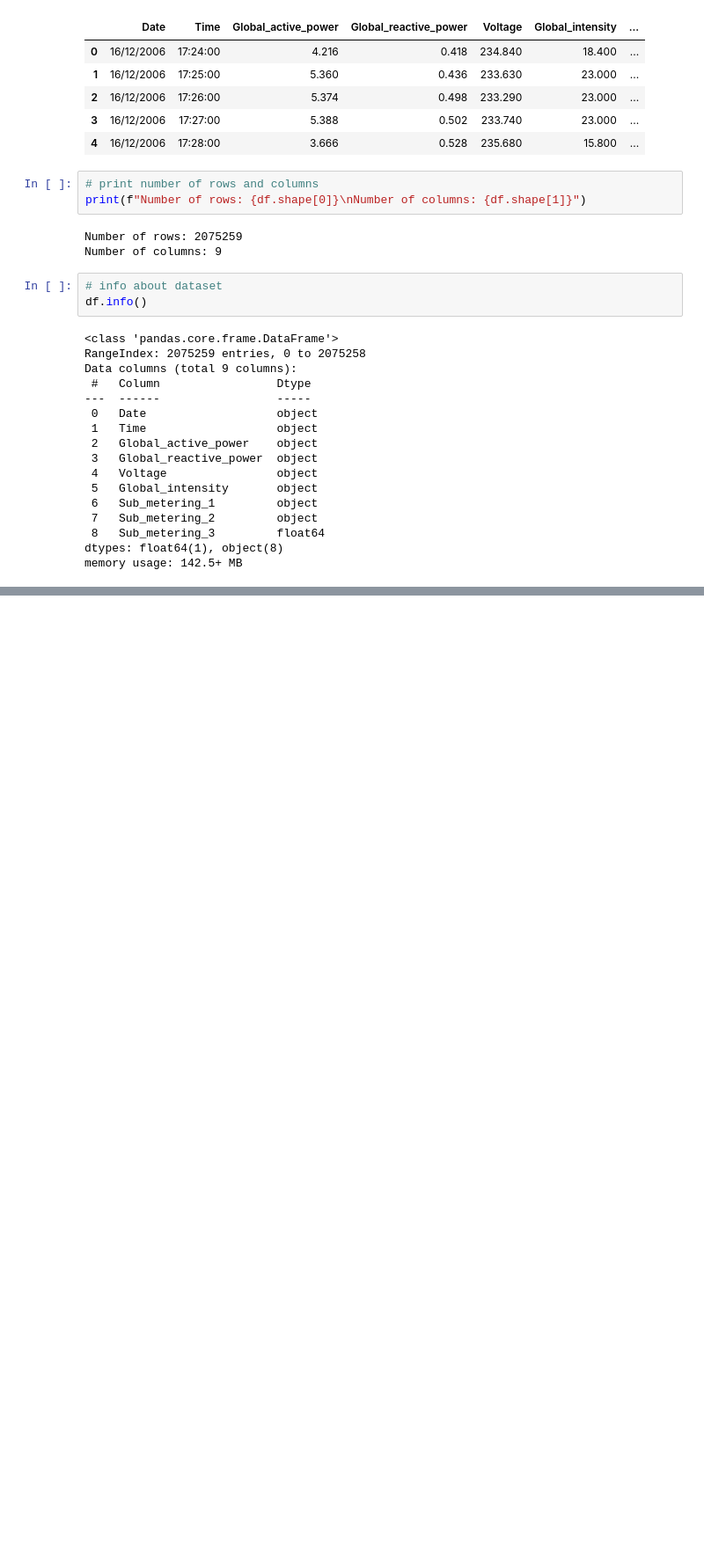
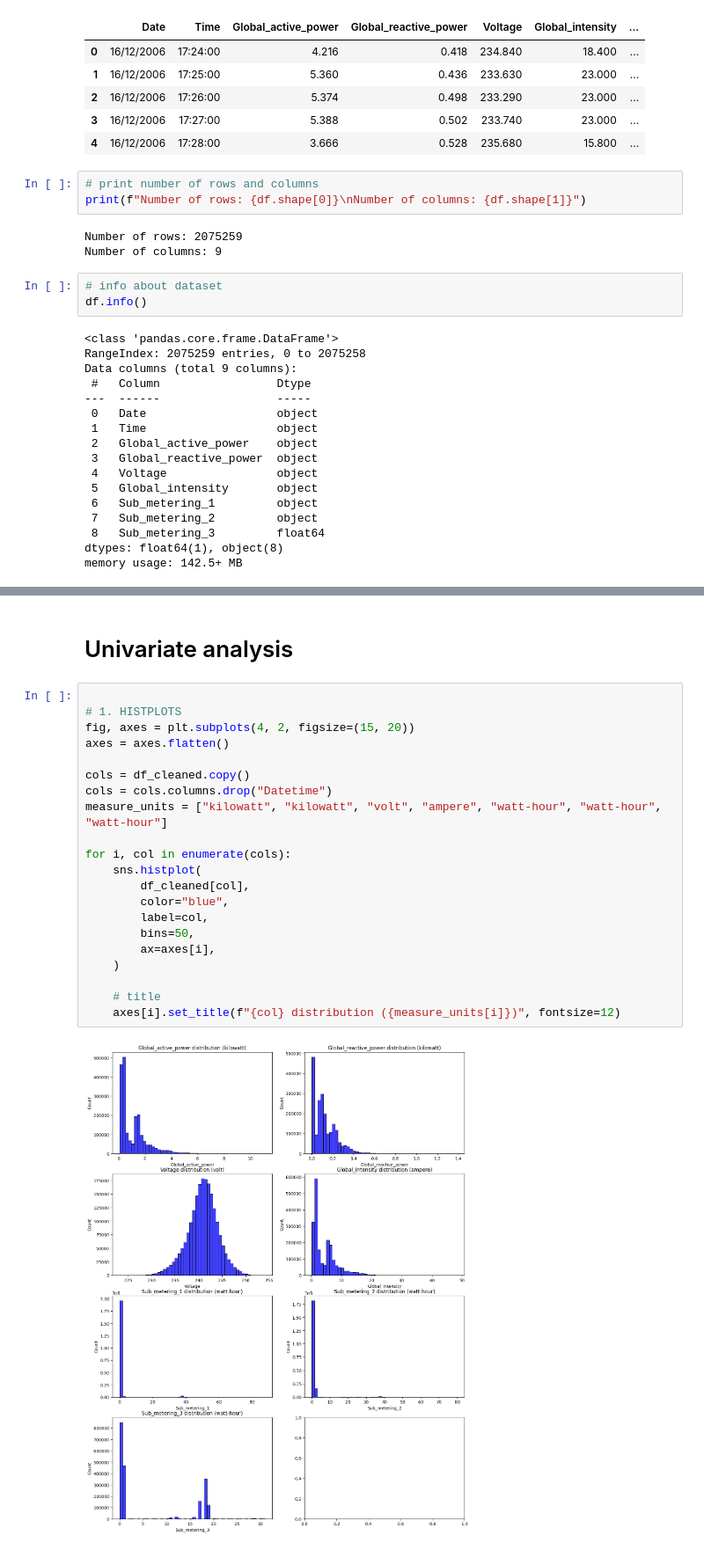
Before and after one commit to GaryVidalC/eda-portfolio, a Jupyter notebook: notebooks/eda_housing.ipynb, the cells around one changed output, grey strips where cells are left out. Shown at 88% size. Cells and saved outputs as stored; diff of their text form; blank space fills up the shorter version.

```diff
--- a/notebooks/eda_housing.ipynb
+++ b/notebooks/eda_housing.ipynb
@@ -78,0 +70,25 @@ ValueError: Unable to parse string "16/12/2006" at position 0
+# %% [markdown]
+# Univariate analysis
+# %%
+
+# 1. HISTPLOTS
+fig, axes = plt.subplots(4, 2, figsize=(15, 20))
+axes = axes.flatten()
+
+cols = df_cleaned.copy()
+cols = cols.columns.drop("Datetime")
+measure_units = ["kilowatt", "kilowatt", "volt", "ampere", "watt-hour", "watt-hour", "watt-hour"]
+
+for i, col in enumerate(cols):
+    sns.histplot(
+        df_cleaned[col],
+        color="blue",
+        label=col,
+        bins=50,
+        ax=axes[i],
+    )
+
+    # title
+    axes[i].set_title(f"{col} distribution ({measure_units[i]})", fontsize=12)
+# %% [output]
+[figure, added]
```
Also changed, not shown: parts of 6 cells of this notebook, 1 other file.
